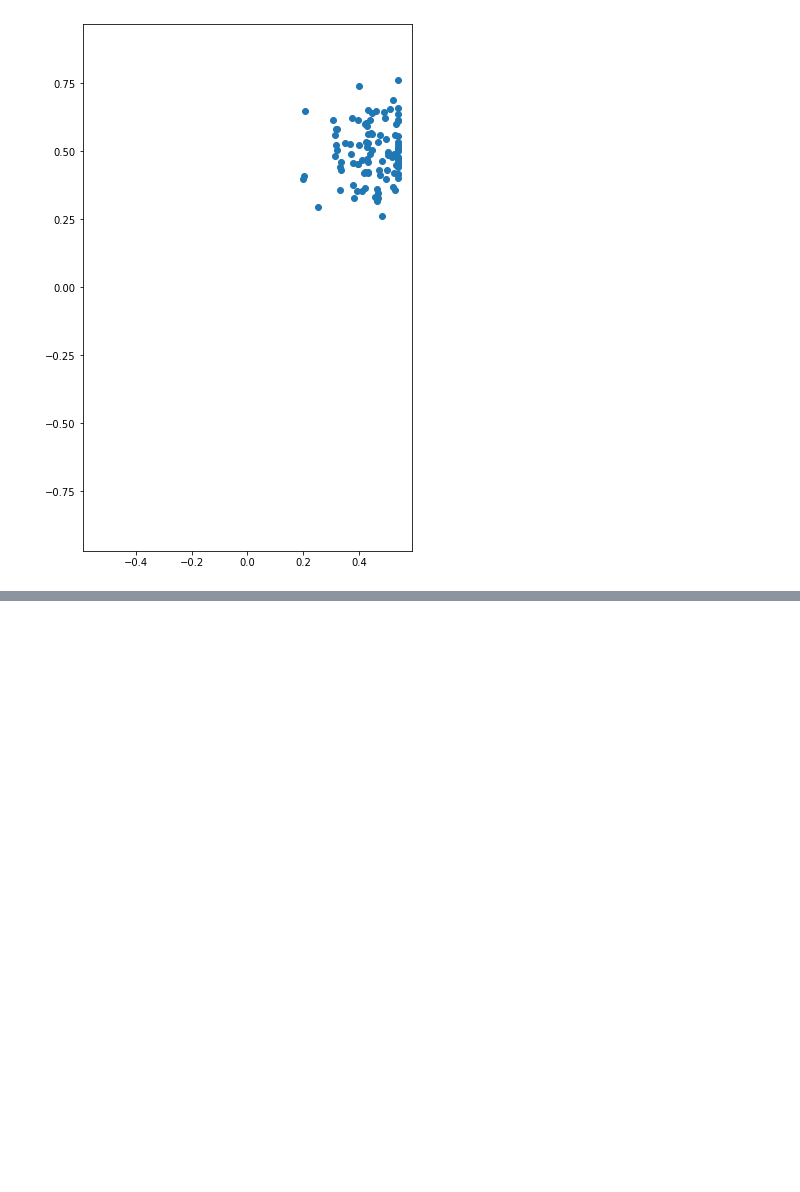
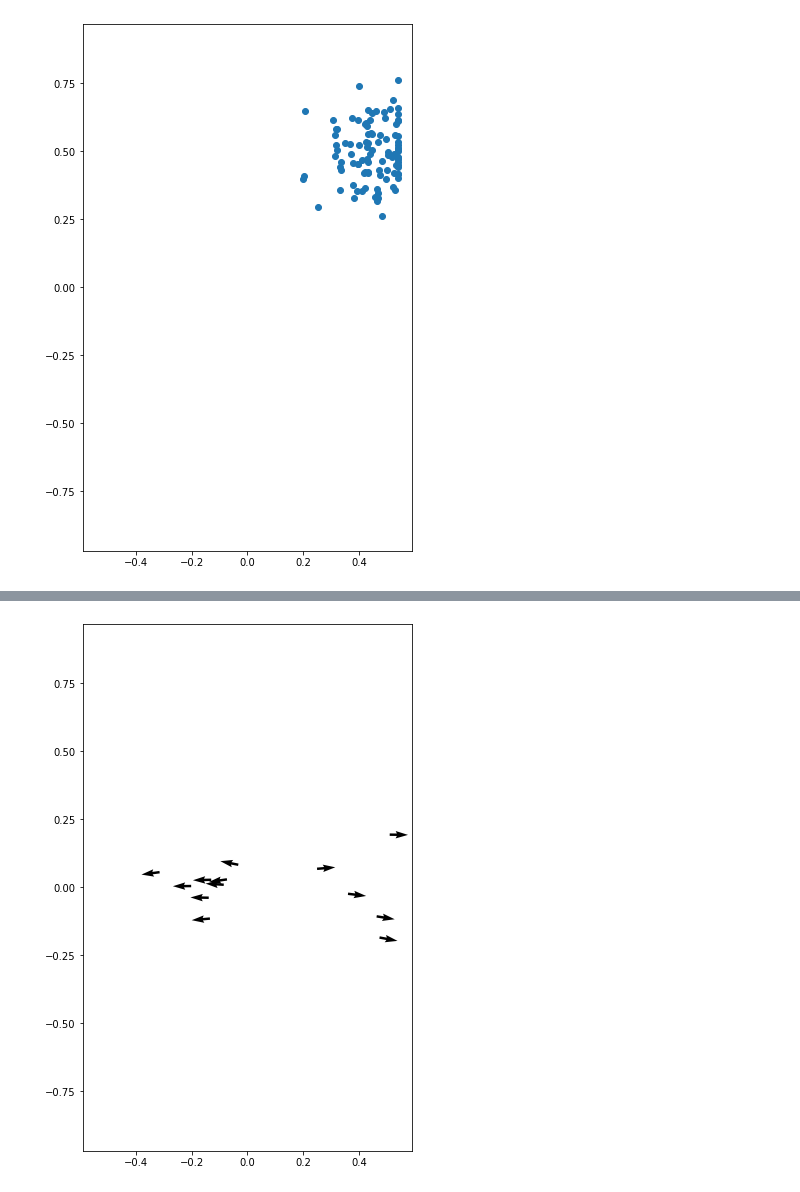
Before and after one commit to Rob0tMakers/4_robot_simulation, a Jupyter notebook: simulation/particle-filtering.ipynb, the cells around one changed output, grey strips where cells are left out. Drawn from its saved outputs; the diff is of its cells as text; code cells hidden in the pictures; blank space fills up the shorter version.

```diff
--- a/simulation/particle-filtering.ipynb
+++ b/simulation/particle-filtering.ipynb
@@ -397,4 +422,4 @@ file.close()
 # %%
 # load data from file into numpy
-data = np.loadtxt('trajectory.dat', delimiter=", ")
-print(data)
+data = np.loadtxt("trajectory.dat", delimiter=", ")
+data2 = np.loadtxt("approximate.dat", delimiter=", ")
@@ -429,0 +451,4 @@ plt.show()
+# %%
+plotTrajectory(data2)
+# %% [output]
+[figure, added]
```
Also changed, not shown: parts of 19 cells of this notebook, 2 other files.
